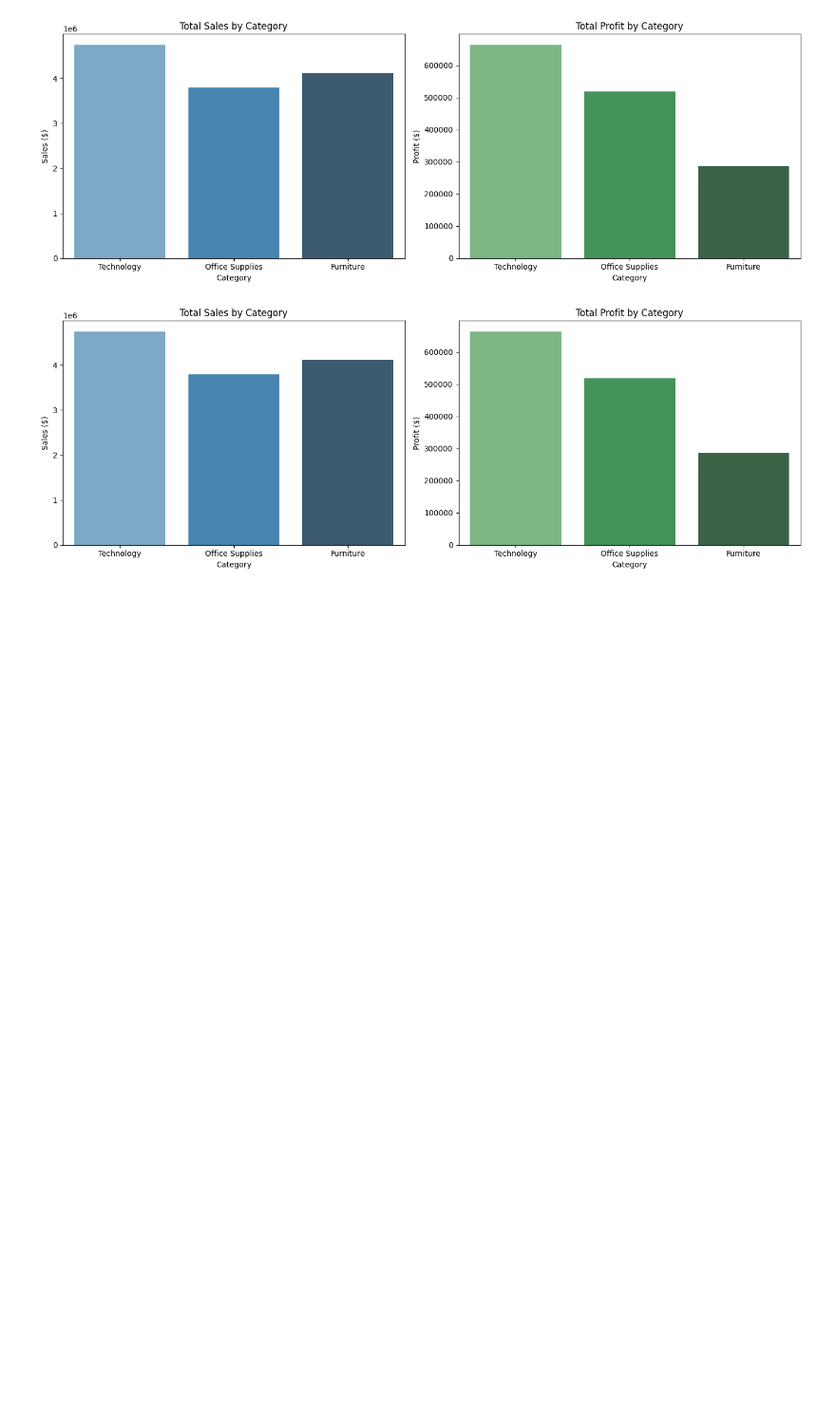
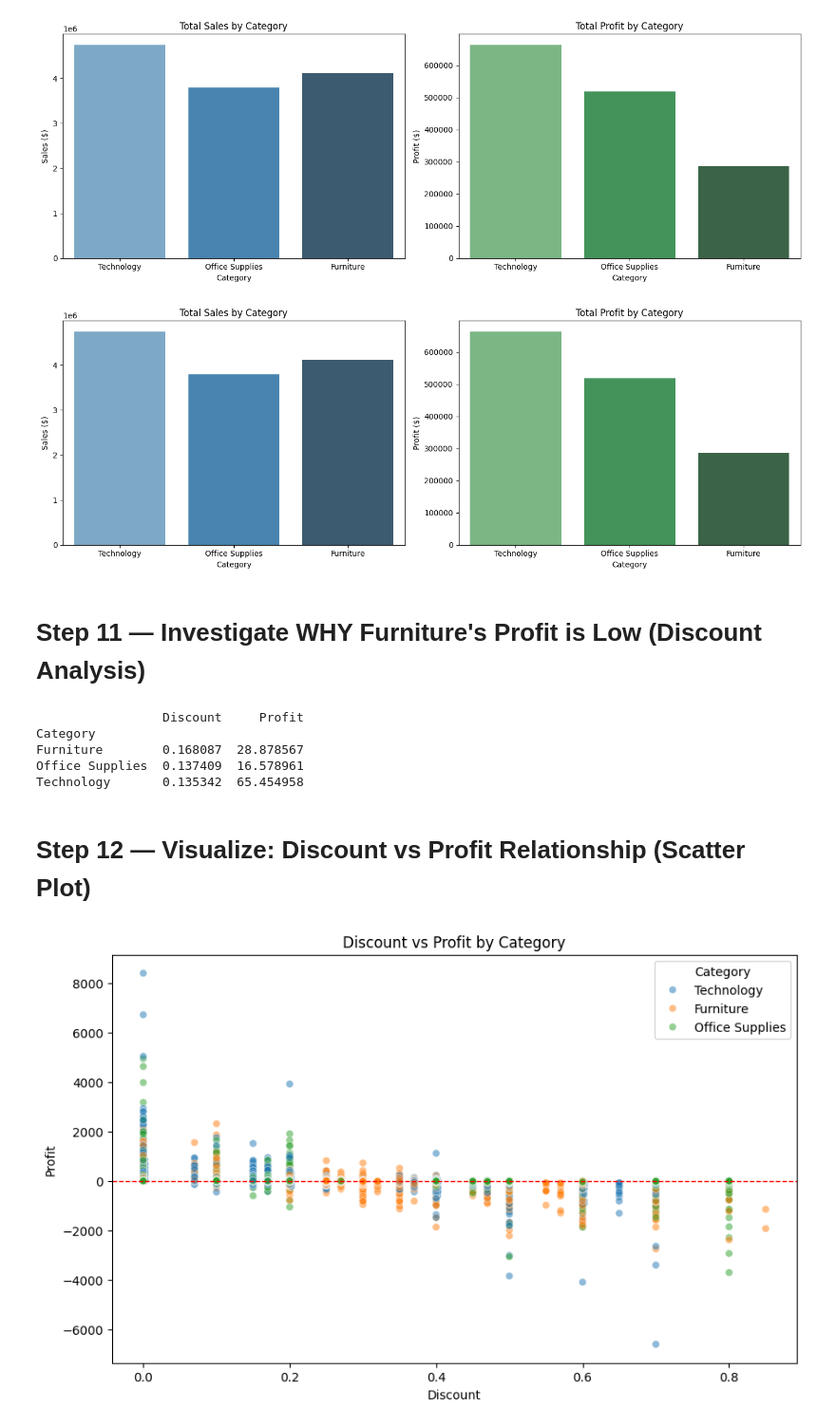
Before and after one commit to AiWriter404/Global-Superstore-Sales-Analysis, a Jupyter notebook: Global-Superstore-Sales-Analysis.ipynb, the cells around one changed output. Shown at 95% size. Cells and saved outputs as stored; diff of their text form; code cells hidden in the pictures; blank space fills up the shorter version.

Commit message:
Kaggle Notebook | Global-Superstore-Sales-Analysis | Version 3

```diff
--- a/Global-Superstore-Sales-Analysis.ipynb
+++ b/Global-Superstore-Sales-Analysis.ipynb
@@ -233,3 +233,24 @@ plt.tight_layout()
 plt.show()
 # %% [output]
 [figure]
+# %% [markdown]
+# **Step 11 — Investigate WHY Furniture's Profit is Low (Discount Analysis)**
+# %%
+discount_by_category = df.groupby('Category')[['Discount', 'Profit']].mean().sort_values('Discount', ascending=False)
+print(discount_by_category)
+# %% [output]
+                 Discount     Profit
+Category
+Furniture        0.168087  28.878567
+Office Supplies  0.137409  16.578961
+Technology       0.135342  65.454958
+# %% [markdown]
+# **Step 12 — Visualize: Discount vs Profit Relationship (Scatter Plot)**
+# %%
+plt.figure(figsize=(10, 6))
+sns.scatterplot(data=df, x='Discount', y='Profit', hue='Category', alpha=0.5)
+plt.title('Discount vs Profit by Category')
+plt.axhline(0, color='red', linestyle='--', linewidth=1)
+plt.show()
+# %% [output]
+[figure, added]
```
Also changed, not shown: parts of 6 cells of this notebook.
